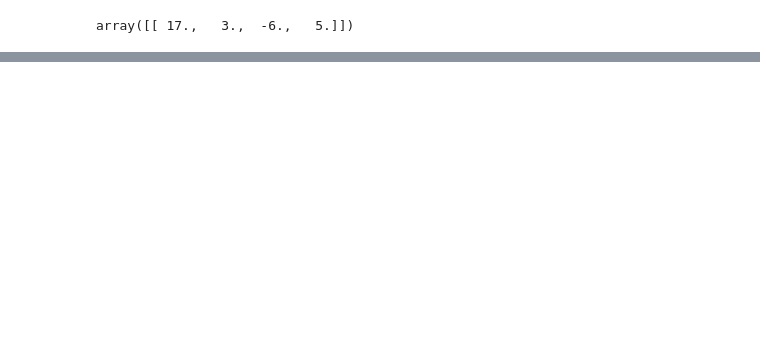
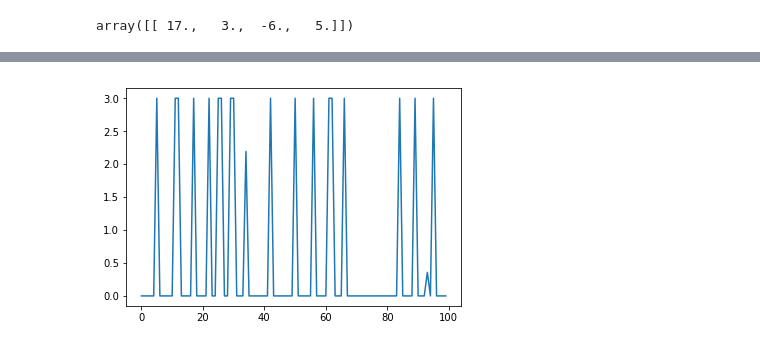
Before and after one commit to enchantedBunny/pgcg, a Jupyter notebook: build/lib.linux-x86_64-3.6/2. Linear regression.ipynb, the cells around one changed output, grey strips where cells are left out. Cells and saved outputs as stored; diff of their text form; code cells hidden in the pictures; blank space fills up the shorter version.

```diff
--- a/build/lib.linux-x86_64-3.6/2. Linear regression.ipynb
+++ b/build/lib.linux-x86_64-3.6/2. Linear regression.ipynb
@@ -204,0 +240,5 @@ array([[  4.81897329e-53],
+# %%
+plt.plot(x_data,yy)
+plt.show()
+# %% [output]
+[figure, added]
```
Also changed, not shown: parts of 11 cells of this notebook, 7 other files.
